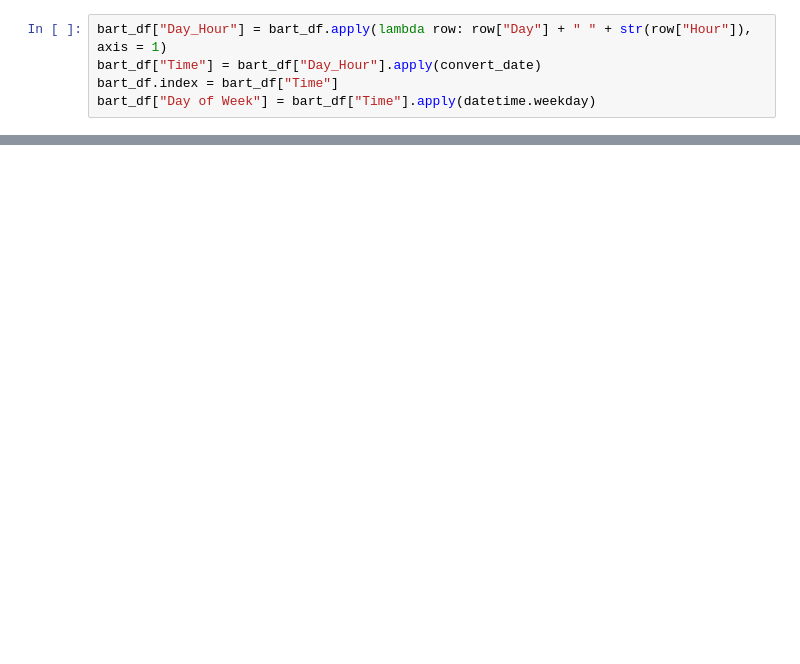
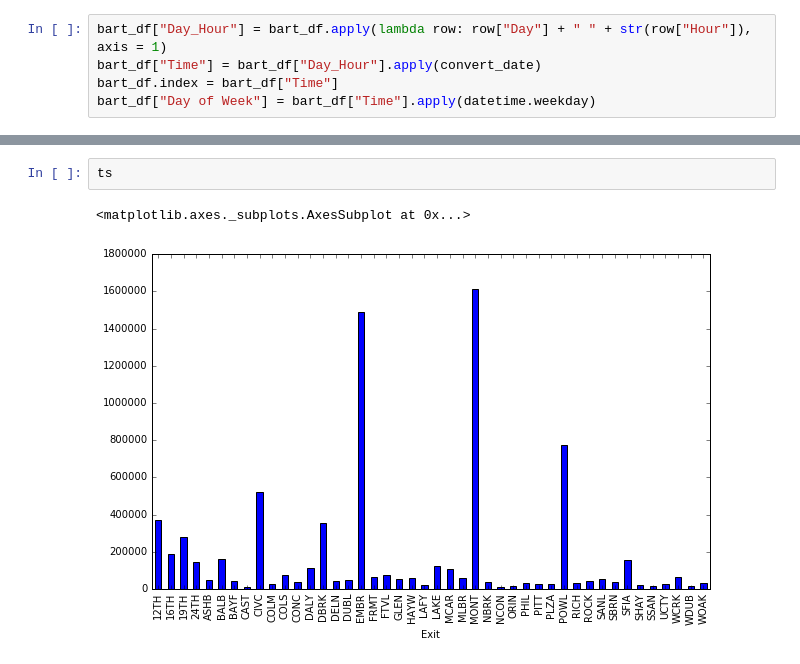
Before and after one commit to ayayron/bart, a Jupyter notebook: BART.ipynb, the cells around one changed output, grey strips where cells are left out. Drawn from its saved outputs; the diff is of its cells as text; blank space fills up the shorter version.

```diff
--- a/BART.ipynb
+++ b/BART.ipynb
@@ -51,0 +89,5 @@ RangeIndex(start=0, stop=9428124, step=1)
+# %%
+ts
+# %% [output]
+<matplotlib.axes._subplots.AxesSubplot at 0x...>
+[figure, added]
```
Also changed, not shown: parts of 11 cells of this notebook.
